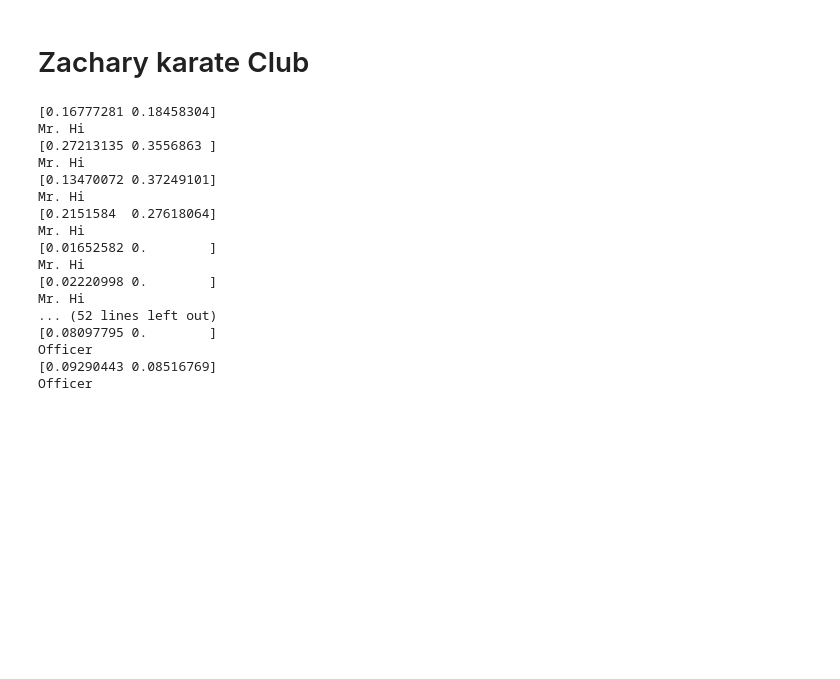
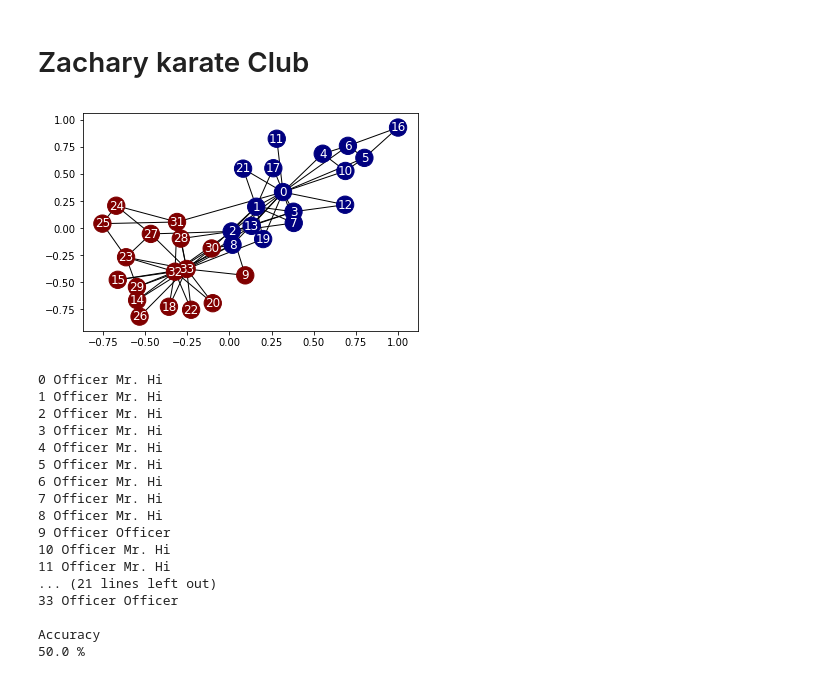
Before and after one commit to PedramBashiri/Coursera, a Jupyter notebook: Neural Networks and Deep Learning/GCN_learning.ipynb, the cells around one changed output. Cells and saved outputs as stored; diff of their text form; code cells hidden in the pictures; blank space fills up the shorter version.

```diff
--- a/Neural Networks and Deep Learning/GCN_learning.ipynb
+++ b/Neural Networks and Deep Learning/GCN_learning.ipynb
@@ -105,15 +69,31 @@ matrix([[1., 0.],
 # Zachary karate Club
 # %%
 from networkx import karate_club_graph, to_numpy_matrix
+import networkx as nx
+import matplotlib.pyplot as plt
+from itertools import count
+
 
 zkc = karate_club_graph()
 order = sorted(list(zkc.nodes()))
 A = to_numpy_matrix(zkc, nodelist=order)
 I = np.eye(zkc.number_of_nodes())
 
 A_hat = A + I
 D_hat = np.array(np.sum(A_hat, axis=0))[0]
 D_hat = np.matrix(np.diag(D_hat))
+
+
+groups = set(nx.get_node_attributes(zkc,'club').values())
+mapping = dict(zip(sorted(groups),count()))
+nodes = zkc.nodes()
+colors = [mapping[zkc.node[n]['club']] for n in nodes]
+
+pos = nx.spring_layout(zkc)
+
+nc = nx.draw_networkx(zkc, pos, nodelist=nodes, node_color=colors, cmap=plt.cm.jet, font_color='white')
+# %% [output]
+[figure, added]
 # %%
 W_1 = np.random.normal(
     loc=0, scale=1, size=(zkc.number_of_nodes(), 4))
@@ -133,26 +113,31 @@ feature_representations = {
     node: np.array(output)[node]
     for node in zkc.nodes()}
 
-feature_representations
+corr_count = 0
+for node in zkc.nodes():
+    pred_label = 'Mr. Hi' if feature_representations[node][0] < feature_representations[node][1] else 'Officer'
+    true_label = zkc.node[node]['club']
+    print(node, pred_label, true_label)
+    if (pred_label == true_label):
+        corr_count += 1
 
-for node in zkc.nodes():
-    print(np.array(output)[node])
-    print(zkc.node[node]['club'])
+print("\nAccuracy")
+print(round(corr_count/34 * 100, 2), "%")
 # %% [output]
-[0.16777281 0.18458304]
-Mr. Hi
-[0.27213135 0.3556863 ]
-Mr. Hi
-[0.13470072 0.37249101]
-Mr. Hi
-[0.2151584  0.27618064]
-Mr. Hi
-[0.01652582 0.        ]
-Mr. Hi
-[0.02220998 0.        ]
-Mr. Hi
-... (52 lines left out)
-[0.08097795 0.        ]
-Officer
-[0.09290443 0.08516769]
-Officer
+0 Officer Mr. Hi
+1 Officer Mr. Hi
+2 Officer Mr. Hi
+3 Officer Mr. Hi
+4 Officer Mr. Hi
+5 Officer Mr. Hi
+6 Officer Mr. Hi
+7 Officer Mr. Hi
+8 Officer Mr. Hi
+9 Officer Officer
+10 Officer Mr. Hi
+11 Officer Mr. Hi
+... (21 lines left out)
+33 Officer Officer
+
+Accuracy
+50.0 %
```
Also changed, not shown: parts of 1 cell of this notebook, 1 other file.
